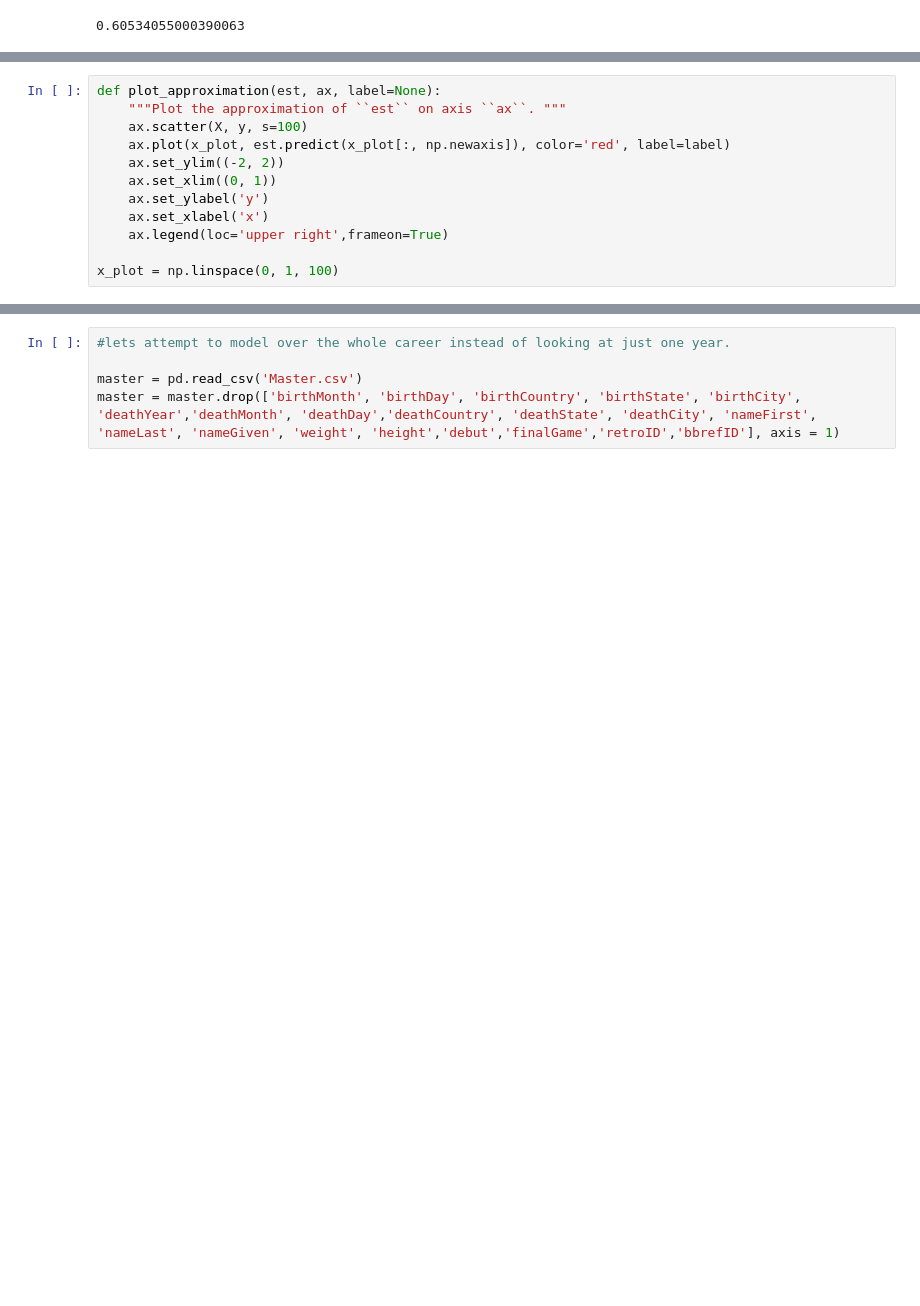
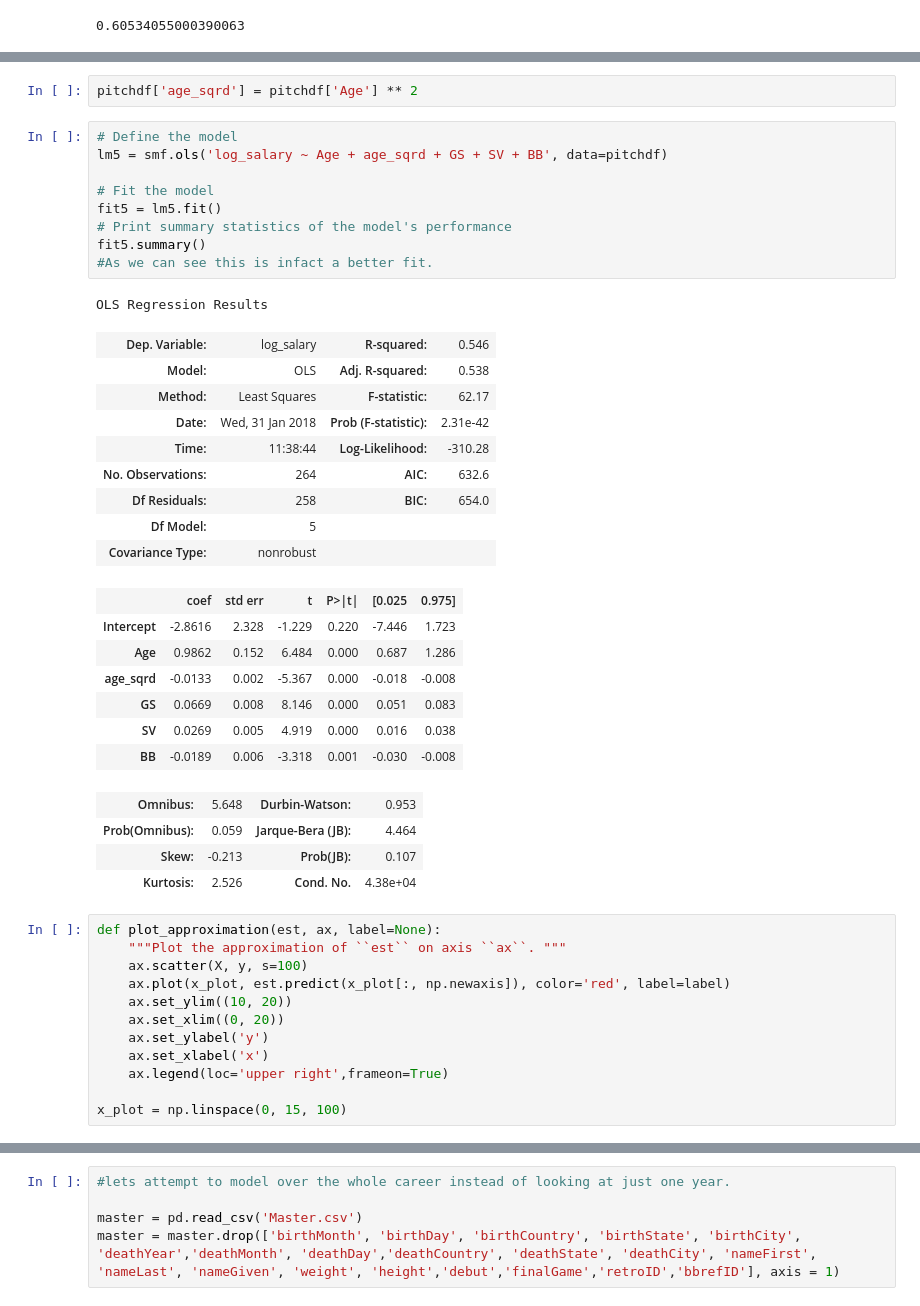
Before and after one commit to Jzbooth/Booth_Metis, a Jupyter notebook: Project_2/Project_luther3.ipynb, the cells around one changed output, grey strips where cells are left out. Cells and saved outputs as stored; diff of their text form; blank space fills up the shorter version.

```diff
--- a/Project_2/Project_luther3.ipynb
+++ b/Project_2/Project_luther3.ipynb
@@ -352,15 +352,48 @@ plt.legend(loc='upper left')
+# %%
+pitchdf['age_sqrd'] = pitchdf['Age'] ** 2
+# %%
+# Define the model
+lm5 = smf.ols('log_salary ~ Age + age_sqrd + GS + SV + BB', data=pitchdf)
+
+# Fit the model
+fit5 = lm5.fit()
+# Print summary statistics of the model's performance
+fit5.summary()
+#As we can see this is infact a better fit.
+# %% [output]
+OLS Regression Results
+| Dep. Variable: | log_salary | R-squared: | 0.546 |
+| Model: | OLS | Adj. R-squared: | 0.538 |
+| Method: | Least Squares | F-statistic: | 62.17 |
+| Date: | Wed, 31 Jan 2018 | Prob (F-statistic): | 2.31e-42 |
+| Time: | 11:38:44 | Log-Likelihood: | -310.28 |
+| No. Observations: | 264 | AIC: | 632.6 |
+| Df Residuals: | 258 | BIC: | 654.0 |
+| Df Model: | 5 |  |  |
+| Covariance Type: | nonrobust |  |  |
+|  | coef | std err | t | P>|t| | [0.025 | 0.975] |
+| Intercept | -2.8616 | 2.328 | -1.229 | 0.220 | -7.446 | 1.723 |
+| Age | 0.9862 | 0.152 | 6.484 | 0.000 | 0.687 | 1.286 |
+| age_sqrd | -0.0133 | 0.002 | -5.367 | 0.000 | -0.018 | -0.008 |
+| GS | 0.0669 | 0.008 | 8.146 | 0.000 | 0.051 | 0.083 |
+| SV | 0.0269 | 0.005 | 4.919 | 0.000 | 0.016 | 0.038 |
+| BB | -0.0189 | 0.006 | -3.318 | 0.001 | -0.030 | -0.008 |
+| Omnibus: | 5.648 | Durbin-Watson: | 0.953 |
+| Prob(Omnibus): | 0.059 | Jarque-Bera (JB): | 4.464 |
+| Skew: | -0.213 | Prob(JB): | 0.107 |
+| Kurtosis: | 2.526 | Cond. No. | 4.38e+04 |
 # %%
 def plot_approximation(est, ax, label=None):
     """Plot the approximation of ``est`` on axis ``ax``. """
     ax.scatter(X, y, s=100)
     ax.plot(x_plot, est.predict(x_plot[:, np.newaxis]), color='red', label=label)
-    ax.set_ylim((-2, 2))
-    ax.set_xlim((0, 1))
+    ax.set_ylim((10, 20))
+    ax.set_xlim((0, 20))
     ax.set_ylabel('y')
     ax.set_xlabel('x')
     ax.legend(loc='upper right',frameon=True)
 
-x_plot = np.linspace(0, 1, 100)
+x_plot = np.linspace(0, 15, 100)
 # %%
 from sklearn.linear_model import Ridge
 
```
Also changed, not shown: parts of 2 cells of this notebook, 6 other files.
